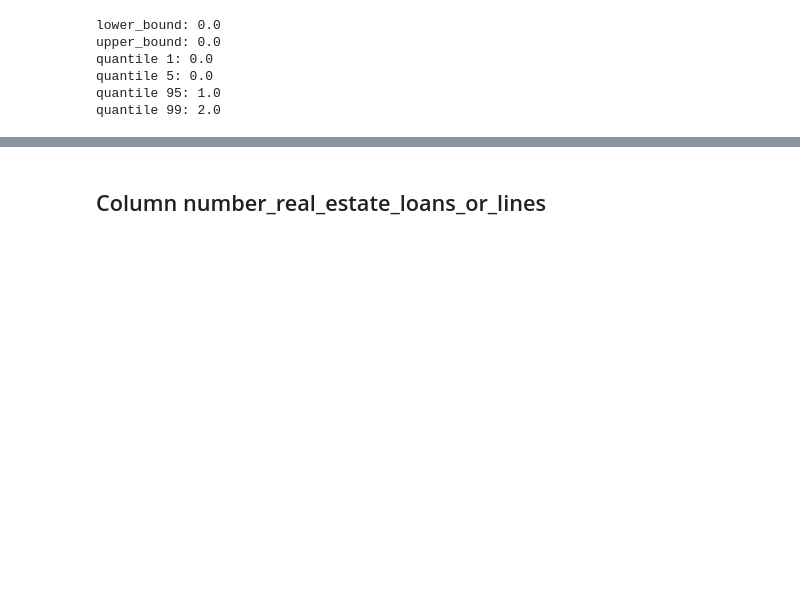
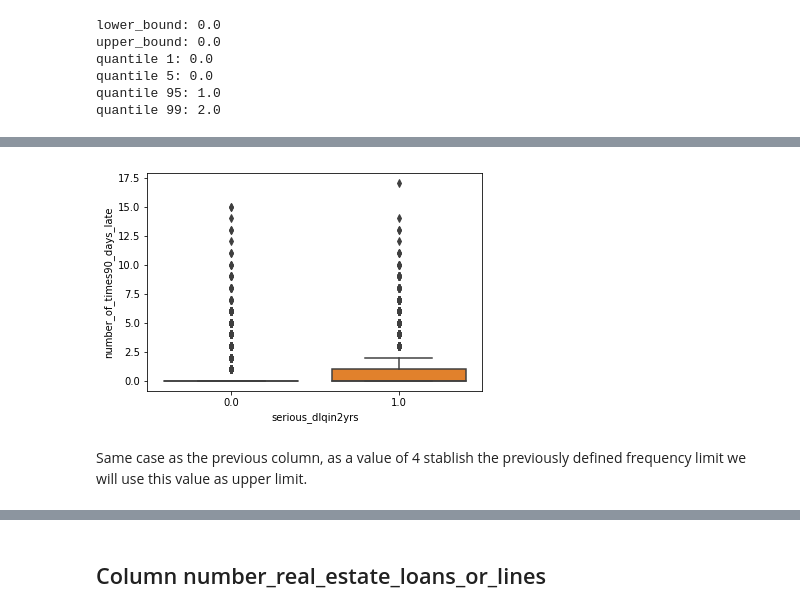
Before and after one commit to renzobechler-zz/credits_eda, a Jupyter notebook: notebooks/credits_eda_data_clean.ipynb, the cells around one changed output, grey strips where cells are left out. Saved outputs shown, nothing was run; the diff lists cells and outputs as text; code cells hidden in the pictures; blank space fills up the shorter version.

```diff
--- a/notebooks/credits_eda_data_clean.ipynb
+++ b/notebooks/credits_eda_data_clean.ipynb
@@ -635,4 +635,13 @@ round(100*(credit_data[credit_data.number_of_times90_days_late>2.0].number_of_ti
 15.0    0.001
 17.0    0.001
 Name: number_of_times90_days_late, dtype: float64
+# %%
+#View distribution of this column against serious_dlqin2yrs
+x_data = credit_data['serious_dlqin2yrs']
+y_data = credit_data['number_of_times90_days_late']
+sns.boxplot(x=x_data, y=y_data, orient='v' );
+# %% [output]
+[figure, added]
+# %% [markdown]
+Same case as the previous column, as a value of 4 stablish the previously defined frequency limit we will use this value as upper limit.
 # %%
```
Also changed, not shown: parts of 52 cells of this notebook.
